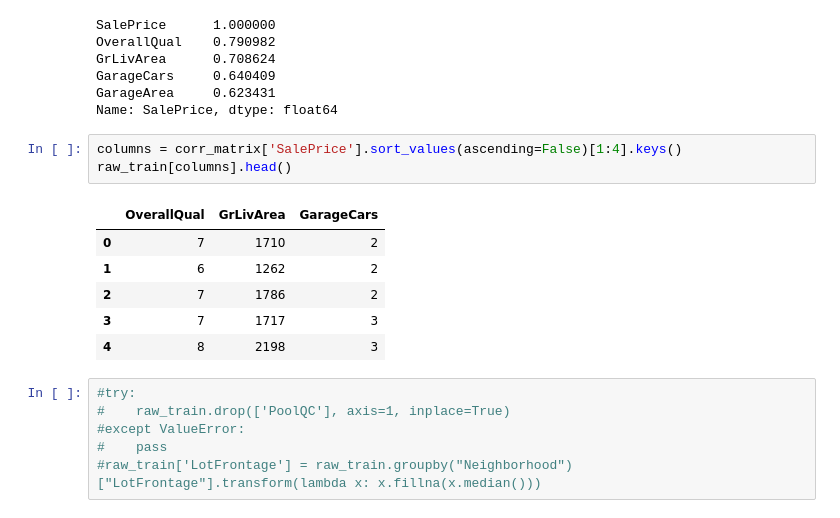
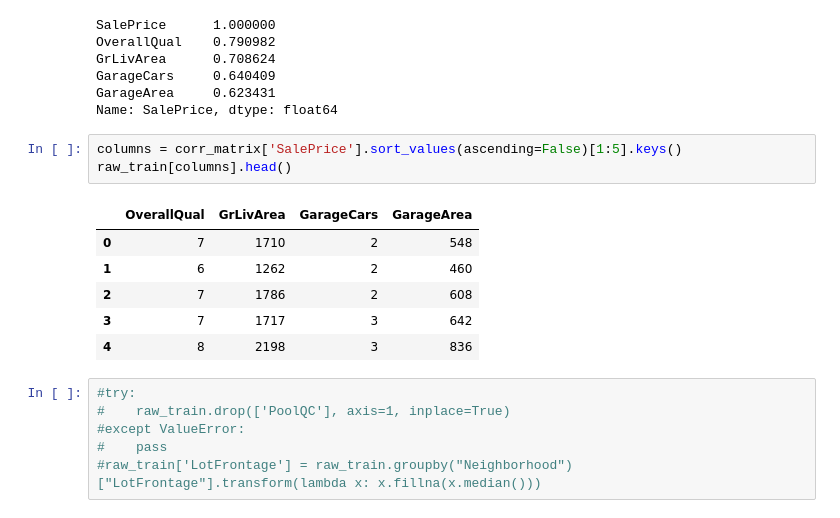
Before and after one commit to arsturges/learning, a Jupyter notebook: kaggle/housing/kaggle_house_prices.ipynb, the cells around one changed output. Saved outputs shown, nothing was run; the diff lists cells and outputs as text.

```diff
--- a/kaggle/housing/kaggle_house_prices.ipynb
+++ b/kaggle/housing/kaggle_house_prices.ipynb
@@ -241,15 +241,15 @@ GarageCars     0.640409
 GarageArea     0.623431
 Name: SalePrice, dtype: float64
 # %%
-columns = corr_matrix['SalePrice'].sort_values(ascending=False)[1:4].keys()
+columns = corr_matrix['SalePrice'].sort_values(ascending=False)[1:5].keys()
 raw_train[columns].head()
 # %% [output]
-|  | OverallQual | GrLivArea | GarageCars |
-| 0 | 7 | 1710 | 2 |
-| 1 | 6 | 1262 | 2 |
-| 2 | 7 | 1786 | 2 |
-| 3 | 7 | 1717 | 3 |
-| 4 | 8 | 2198 | 3 |
+|  | OverallQual | GrLivArea | GarageCars | GarageArea |
+| 0 | 7 | 1710 | 2 | 548 |
+| 1 | 6 | 1262 | 2 | 460 |
+| 2 | 7 | 1786 | 2 | 608 |
+| 3 | 7 | 1717 | 3 | 642 |
+| 4 | 8 | 2198 | 3 | 836 |
 # %%
 #try:
 #    raw_train.drop(['PoolQC'], axis=1, inplace=True)
```
Also changed, not shown: parts of 19 cells of this notebook.
